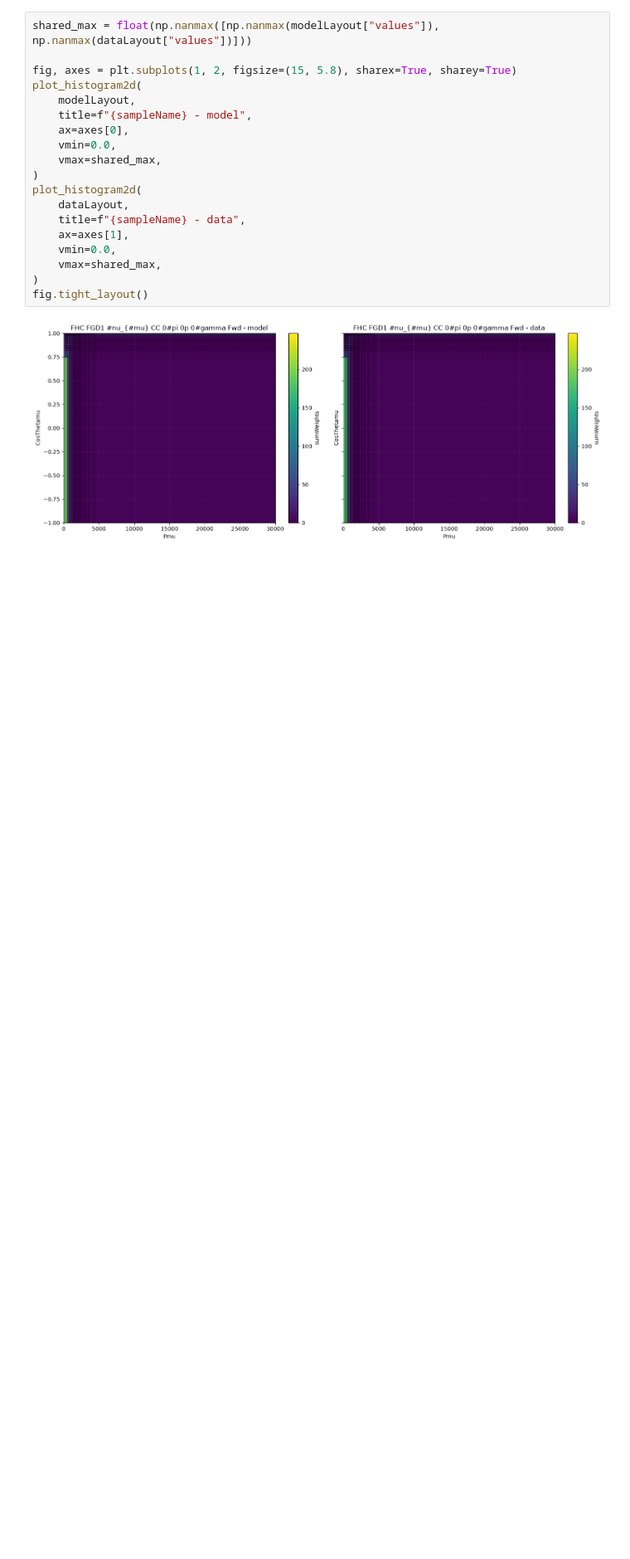
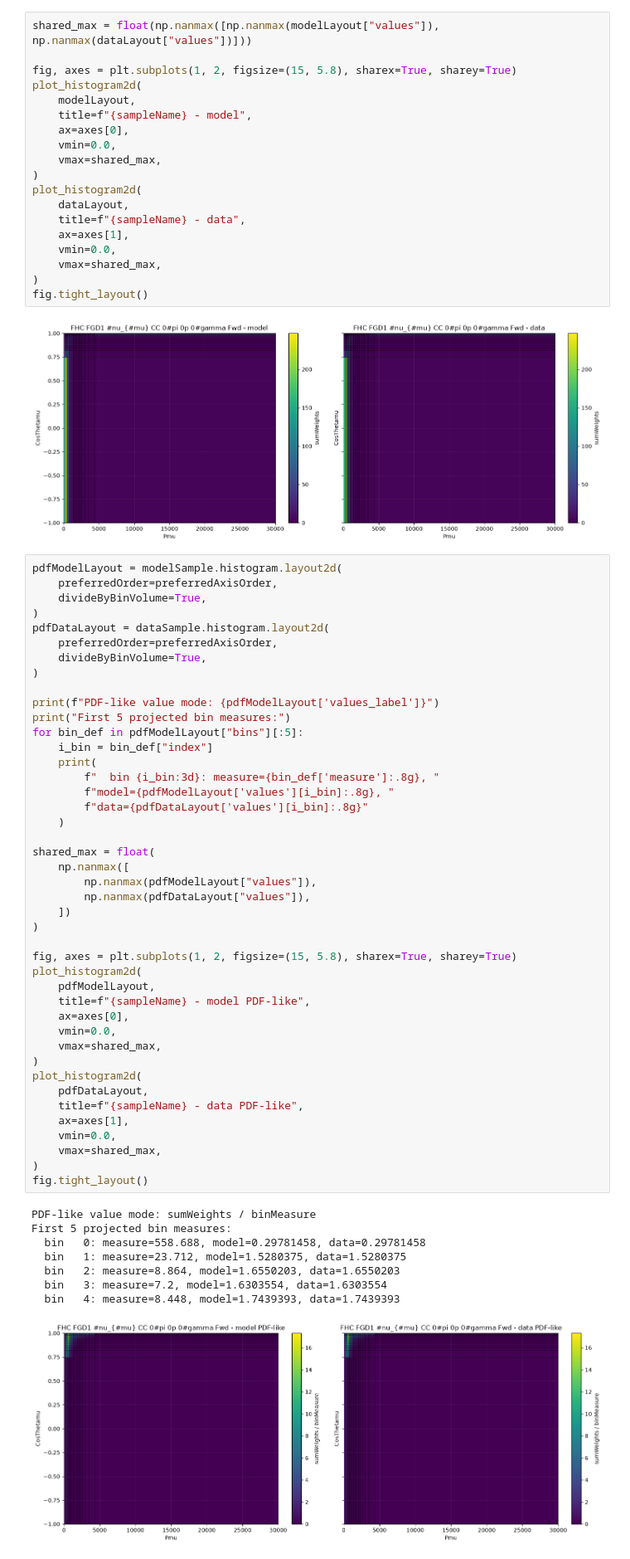
Before and after one commit to gundam-organization/gundam-python-interface, a Jupyter notebook: notebooks/07_plot_first_sample_2d_histogram.ipynb, the cells around one changed output. Shown at 83% size. Cells and saved outputs as stored; diff of their text form; blank space fills up the shorter version.

```diff
--- a/notebooks/07_plot_first_sample_2d_histogram.ipynb
+++ b/notebooks/07_plot_first_sample_2d_histogram.ipynb
@@ -188,3 +188,55 @@ plot_histogram2d(
 fig.tight_layout()
 # %% [output]
 [figure]
+# %%
+pdfModelLayout = modelSample.histogram.layout2d(
+    preferredOrder=preferredAxisOrder,
+    divideByBinVolume=True,
+)
+pdfDataLayout = dataSample.histogram.layout2d(
+    preferredOrder=preferredAxisOrder,
+    divideByBinVolume=True,
+)
+
+print(f"PDF-like value mode: {pdfModelLayout['values_label']}")
+print("First 5 projected bin measures:")
+for bin_def in pdfModelLayout["bins"][:5]:
+    i_bin = bin_def["index"]
+    print(
+        f"  bin {i_bin:3d}: measure={bin_def['measure']:.8g}, "
+        f"model={pdfModelLayout['values'][i_bin]:.8g}, "
+        f"data={pdfDataLayout['values'][i_bin]:.8g}"
+    )
+
+shared_max = float(
+    np.nanmax([
+        np.nanmax(pdfModelLayout["values"]),
+        np.nanmax(pdfDataLayout["values"]),
+    ])
+)
+
+fig, axes = plt.subplots(1, 2, figsize=(15, 5.8), sharex=True, sharey=True)
+plot_histogram2d(
+    pdfModelLayout,
+    title=f"{sampleName} - model PDF-like",
+    ax=axes[0],
+    vmin=0.0,
+    vmax=shared_max,
+)
+plot_histogram2d(
+    pdfDataLayout,
+    title=f"{sampleName} - data PDF-like",
+    ax=axes[1],
+    vmin=0.0,
+    vmax=shared_max,
+)
+fig.tight_layout()
+# %% [output]
+PDF-like value mode: sumWeights / binMeasure
+First 5 projected bin measures:
+  bin   0: measure=558.688, model=0.29781458, data=0.29781458
+  bin   1: measure=23.712, model=1.5280375, data=1.5280375
+  bin   2: measure=8.864, model=1.6550203, data=1.6550203
+  bin   3: measure=7.2, model=1.6303554, data=1.6303554
+  bin   4: measure=8.448, model=1.7439393, data=1.7439393
+[figure, added]
```
Also changed, not shown: parts of 1 cell of this notebook.
